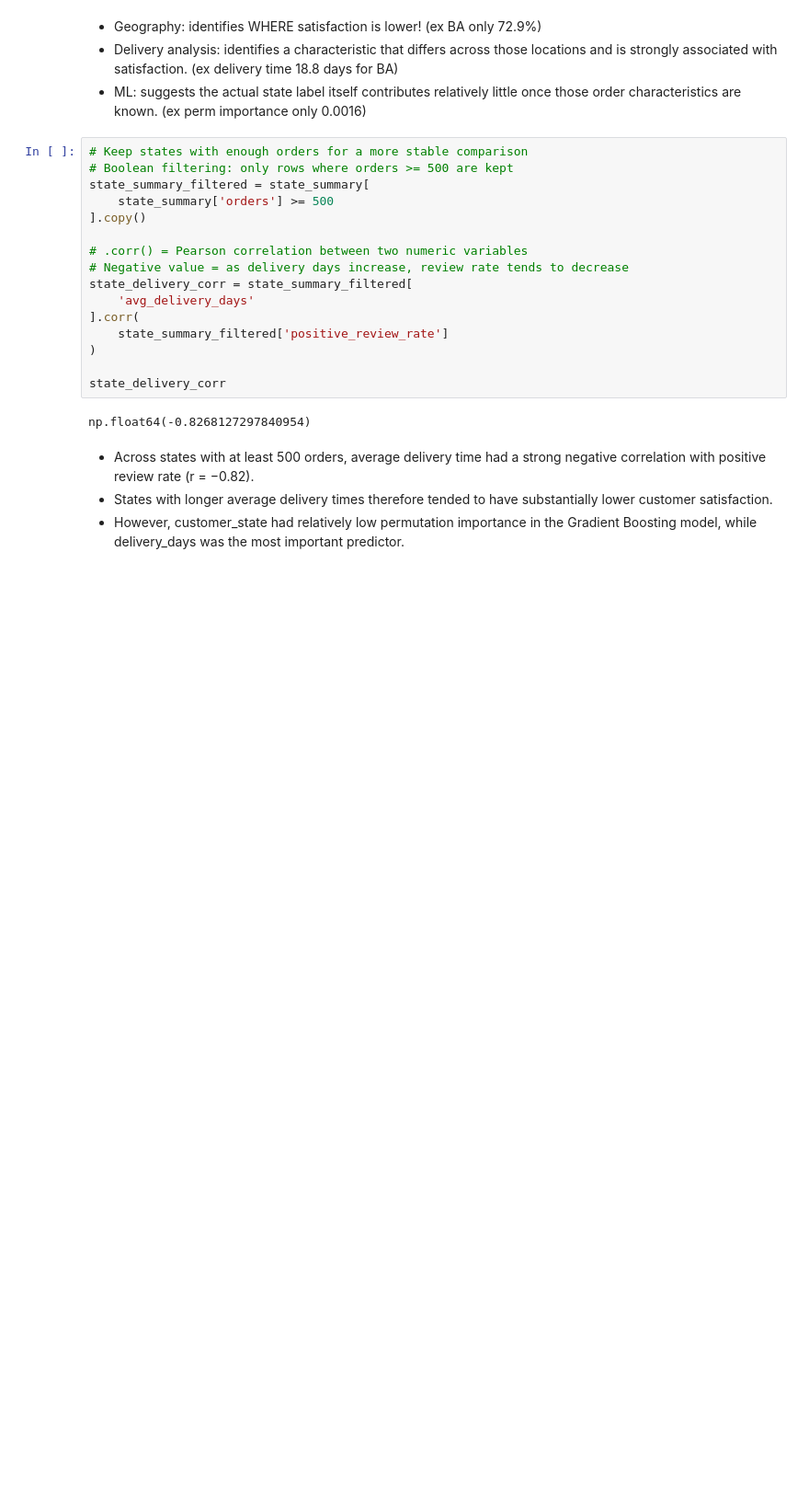
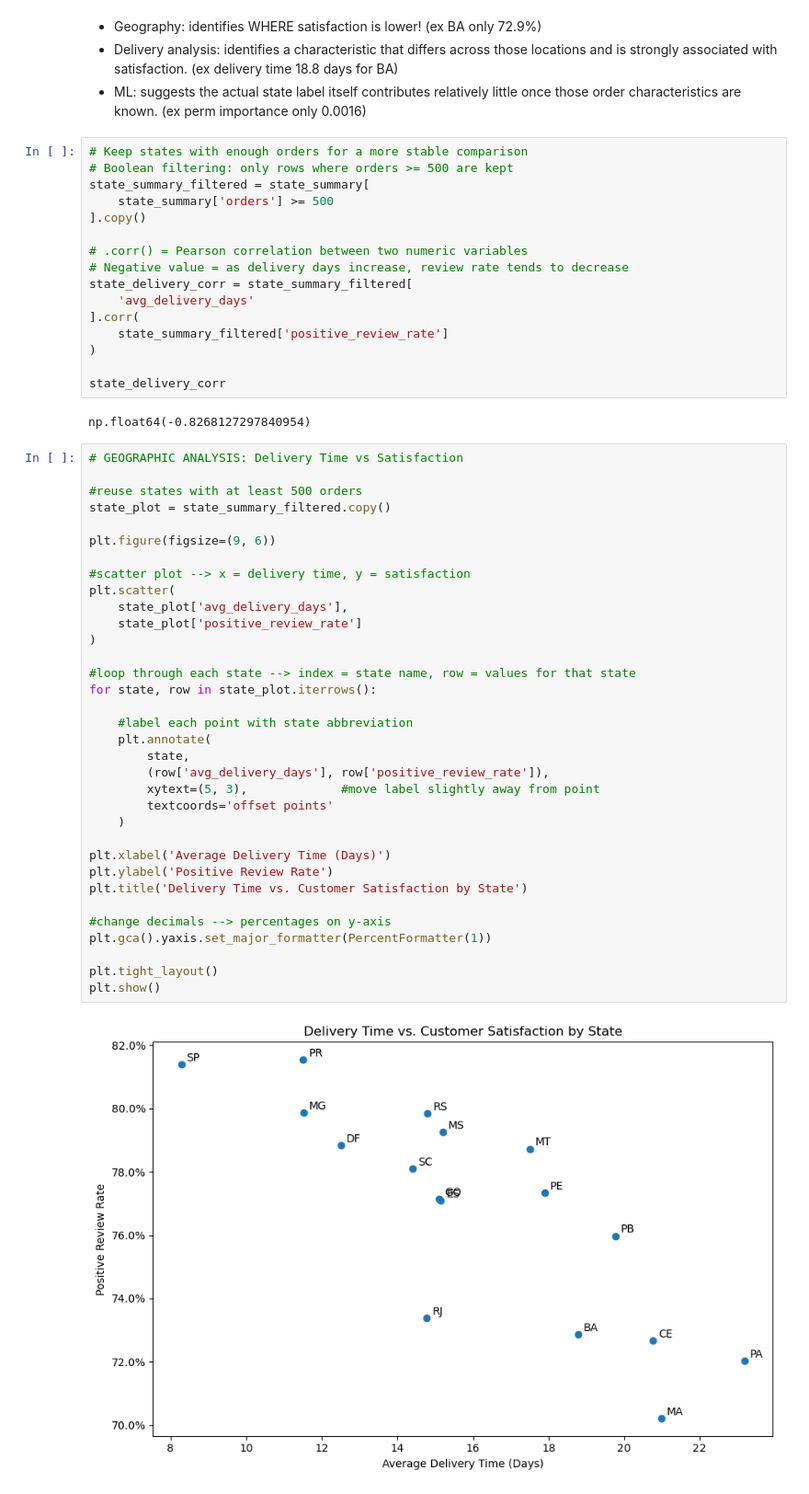
Before and after one commit to evz18/retail-analytics-capstone, a Jupyter notebook: olist/Olist_dataset.ipynb, the cells around one changed output. Shown at 92% size. Cells and saved outputs as stored; diff of their text form; blank space fills up the shorter version.

```diff
--- a/olist/Olist_dataset.ipynb
+++ b/olist/Olist_dataset.ipynb
@@ -1232,7 +1206,39 @@ state_delivery_corr = state_summary_filtered[
 state_delivery_corr
 # %% [output]
 np.float64(-0.8268127297840954)
-# %% [markdown]
-- Across states with at least 500 orders, average delivery time had a strong negative correlation with positive review rate (r = −0.82).
-- States with longer average delivery times therefore tended to have substantially lower customer satisfaction.
-- However, customer_state had relatively low permutation importance in the Gradient Boosting model, while delivery_days was the most important predictor.
+# %%
+# GEOGRAPHIC ANALYSIS: Delivery Time vs Satisfaction
+
+#reuse states with at least 500 orders
+state_plot = state_summary_filtered.copy()
+
+plt.figure(figsize=(9, 6))
+
+#scatter plot --> x = delivery time, y = satisfaction
+plt.scatter(
+    state_plot['avg_delivery_days'],
+    state_plot['positive_review_rate']
+)
+
+#loop through each state --> index = state name, row = values for that state
+for state, row in state_plot.iterrows():
+
+    #label each point with state abbreviation
+    plt.annotate(
+        state,
+        (row['avg_delivery_days'], row['positive_review_rate']),
+        xytext=(5, 3),             #move label slightly away from point
+        textcoords='offset points'
+    )
+
+plt.xlabel('Average Delivery Time (Days)')
+plt.ylabel('Positive Review Rate')
+plt.title('Delivery Time vs. Customer Satisfaction by State')
+
+#change decimals --> percentages on y-axis
+plt.gca().yaxis.set_major_formatter(PercentFormatter(1))
+
+plt.tight_layout()
+plt.show()
+# %% [output]
+[figure, added]
```
Also changed, not shown: parts of 59 cells of this notebook.
